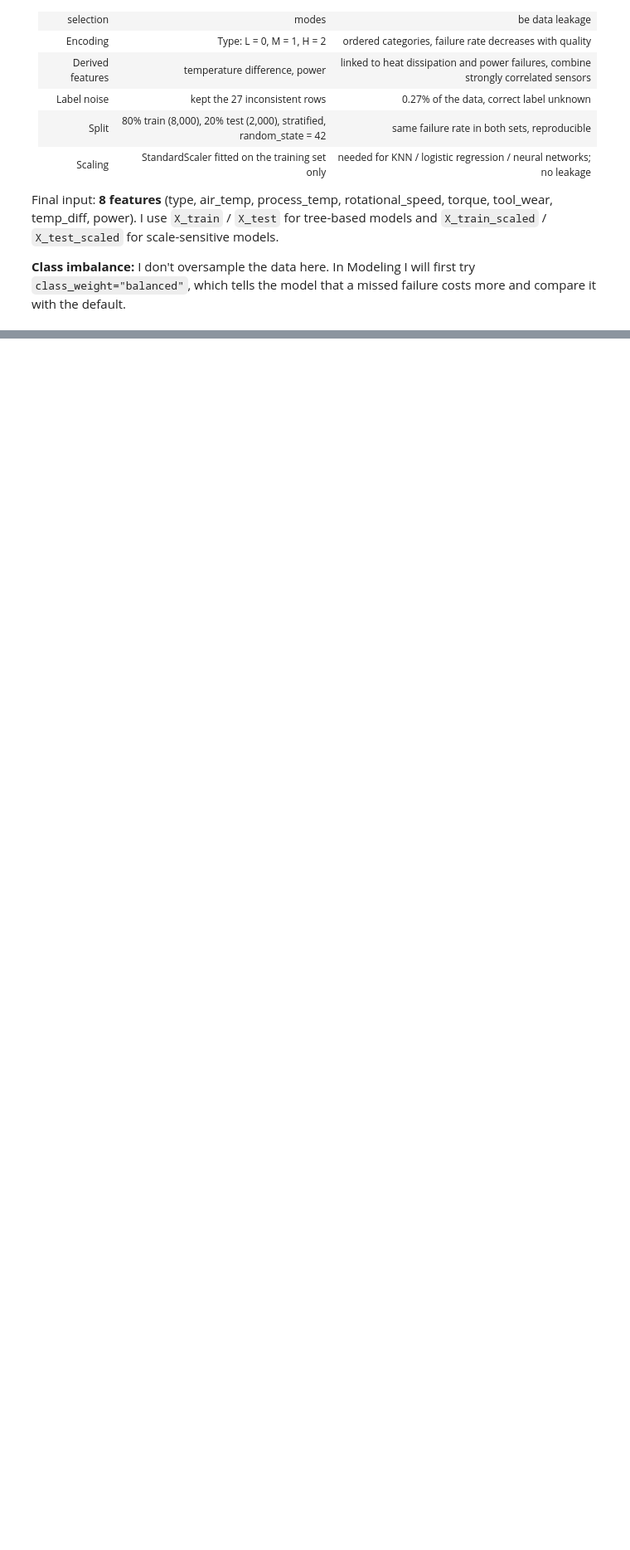
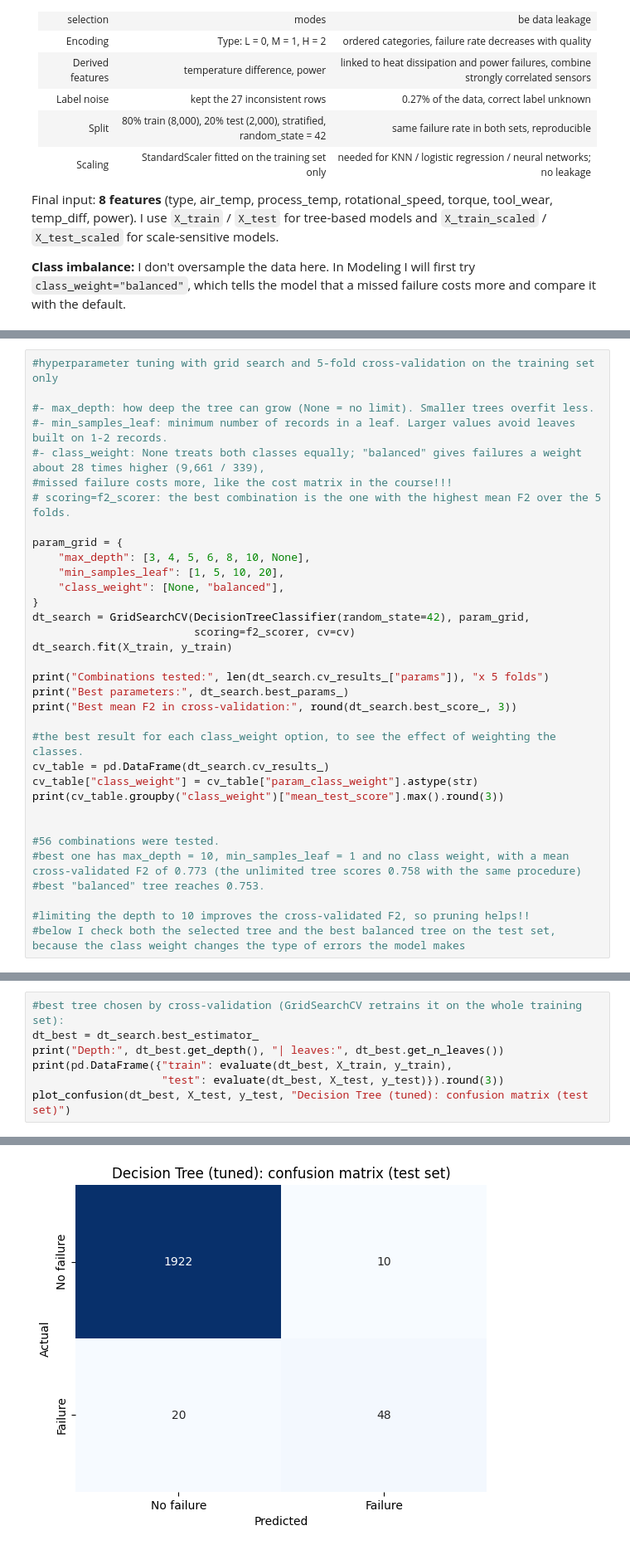
Before and after one commit to serraozkasap/ml-ai4i-predictive-maintenance, a Jupyter notebook: ai4i_predictive_maintenance.ipynb, the cells around one changed output, grey strips where cells are left out. Shown at 83% size. Cells and saved outputs as stored; diff of their text form; blank space fills up the shorter version.

```diff
--- a/ai4i_predictive_maintenance.ipynb
+++ b/ai4i_predictive_maintenance.ipynb
@@ -622,0 +751,34 @@ Final input: **8 features** (type, air_temp, process_temp, rotational_speed, tor
+# %%
+#hyperparameter tuning with grid search and 5-fold cross-validation on the training set only
+
+#- max_depth: how deep the tree can grow (None = no limit). Smaller trees overfit less.
+#- min_samples_leaf: minimum number of records in a leaf. Larger values avoid leaves built on 1-2 records.
+#- class_weight: None treats both classes equally; "balanced" gives failures a weight about 28 times higher (9,661 / 339),
+#missed failure costs more, like the cost matrix in the course!!!
+# scoring=f2_scorer: the best combination is the one with the highest mean F2 over the 5 folds.
+
+param_grid = {
+    "max_depth": [3, 4, 5, 6, 8, 10, None],
+    "min_samples_leaf": [1, 5, 10, 20],
+    "class_weight": [None, "balanced"],
+}
+dt_search = GridSearchCV(DecisionTreeClassifier(random_state=42), param_grid,
+                         scoring=f2_scorer, cv=cv)
+dt_search.fit(X_train, y_train)
+
+print("Combinations tested:", len(dt_search.cv_results_["params"]), "x 5 folds")
+print("Best parameters:", dt_search.best_params_)
+print("Best mean F2 in cross-validation:", round(dt_search.best_score_, 3))
+
+#the best result for each class_weight option, to see the effect of weighting the classes.
+cv_table = pd.DataFrame(dt_search.cv_results_)
+cv_table["class_weight"] = cv_table["param_class_weight"].astype(str)
+print(cv_table.groupby("class_weight")["mean_test_score"].max().round(3))
+
+
+#56 combinations were tested.
+#best one has max_depth = 10, min_samples_leaf = 1 and no class weight, with a mean cross-validated F2 of 0.773 (the unlimited tree scores 0.758 with the same procedure)
+#best "balanced" tree reaches 0.753.
+
+#limiting the depth to 10 improves the cross-validated F2, so pruning helps!!
+#below I check both the selected tree and the best balanced tree on the test set, because the class weight changes the type of errors the model makes
@@ -622,0 +793,8 @@ Final input: **8 features** (type, air_temp, process_temp, rotational_speed, tor
+# %%
+#best tree chosen by cross-validation (GridSearchCV retrains it on the whole training set):
+dt_best = dt_search.best_estimator_
+print("Depth:", dt_best.get_depth(), "| leaves:", dt_best.get_n_leaves())
+print(pd.DataFrame({"train": evaluate(dt_best, X_train, y_train),
+                    "test": evaluate(dt_best, X_test, y_test)}).round(3))
+plot_confusion(dt_best, X_test, y_test, "Decision Tree (tuned): confusion matrix (test set)")
+# %% [output]
@@ -622,0 +808 @@ Final input: **8 features** (type, air_temp, process_temp, rotational_speed, tor
+[figure, added]
```
Also changed, not shown: parts of 14 cells of this notebook.
